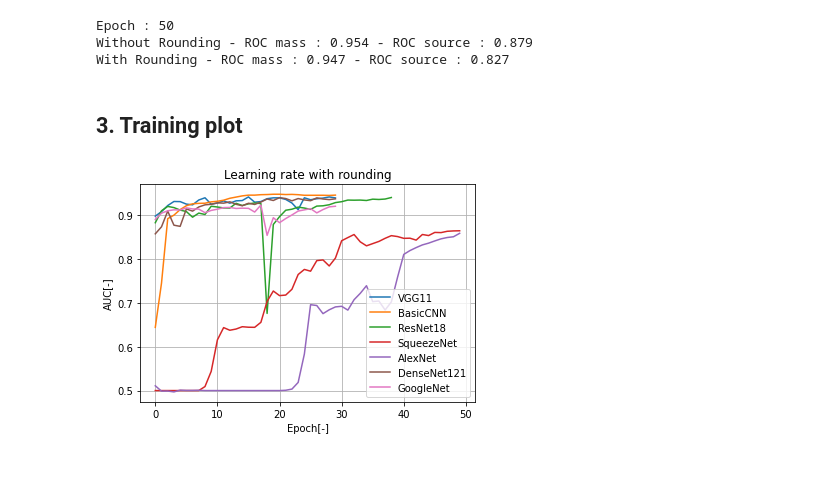
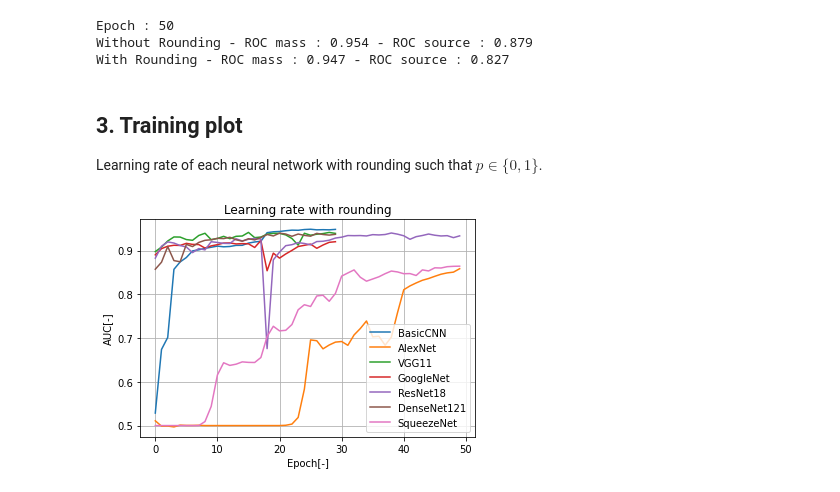
Before and after one commit to emmahoggett/Error_class_lenstronomy, a Jupyter notebook: Simulations/traincnn.ipynb, the cells around one changed output. Cells and saved outputs as stored; diff of their text form; code cells hidden in the pictures.

Commit message:
clean cnn train

```diff
--- a/Simulations/traincnn.ipynb
+++ b/Simulations/traincnn.ipynb
@@ -518,8 +533,7 @@ Result :
 #### SqueezeNet
 # %%
 netbasic = NeuralNet('SqueezeNet', 'Adam')
-netbasic.load_checkpoint('_current')               # REMOVE IF data/model/checkpoints/SqueezeNet_current.pt
-
+netbasic.load_checkpoint('_current')
 while len(netbasic.epoch_metric) < max_epoch:
     netbasic.train(loader_train, resize_tp = 'Padding')
     res = netbasic.test(loader_test)
@@ -527,8 +541,6 @@ while len(netbasic.epoch_metric) < max_epoch:
 
 print('Finished Training - SqueezeNet')
 
-
-netbasic.load_checkpoint('_optimal')
 with torch.no_grad():
     predictions = []
     targets = []
@@ -582,27 +594,26 @@ Finished Training - SqueezeNet
 Epoch : 50
 Without Rounding - ROC mass : 0.954 - ROC source : 0.879
 With Rounding - ROC mass : 0.947 - ROC source : 0.827
-# %% [markdown]
-## 3. Training plot
+# %% [markdown]
+## 3. Training plot
+
+Learning rate of each neural network with rounding such that $p \in \{0,1\}$.
 # %%
-model_list = ['VGG11', 'BasicCNN', 'ResNet18', 'SqueezeNet', 'AlexNet', 'DenseNet121', 'GoogleNet']
+model_list = ['BasicCNN', 'AlexNet', 'VGG11', 'GoogleNet', 'ResNet18', 'DenseNet121', 'SqueezeNet']
 
 plt.figure()
 for model_name in model_list:
     netbasic = NeuralNet(model_name, 'SGD/momentum')
-    if model_name == 'AlexNet' or model_name == 'ResNet18':
-        netbasic.load_checkpoint('_optimal')
-    else:
-        netbasic.load_checkpoint('_current')
+    netbasic.load_checkpoint('_current')
     plt.plot(netbasic.epoch_metric, label = model_name)
 
 plt.xlabel('Epoch[-]')
 plt.ylabel('AUC[-]')
 # show the legend
 plt.legend()
 plt.grid()
 plt.title('Learning rate with rounding')
 plt.savefig("figures/cnn/Learning_rate.png")
 plt.show()
 # %% [output]
-[figure, old version]
+[figure, new version]
```
Also changed, not shown: parts of 8 cells of this notebook, 4 other files.
